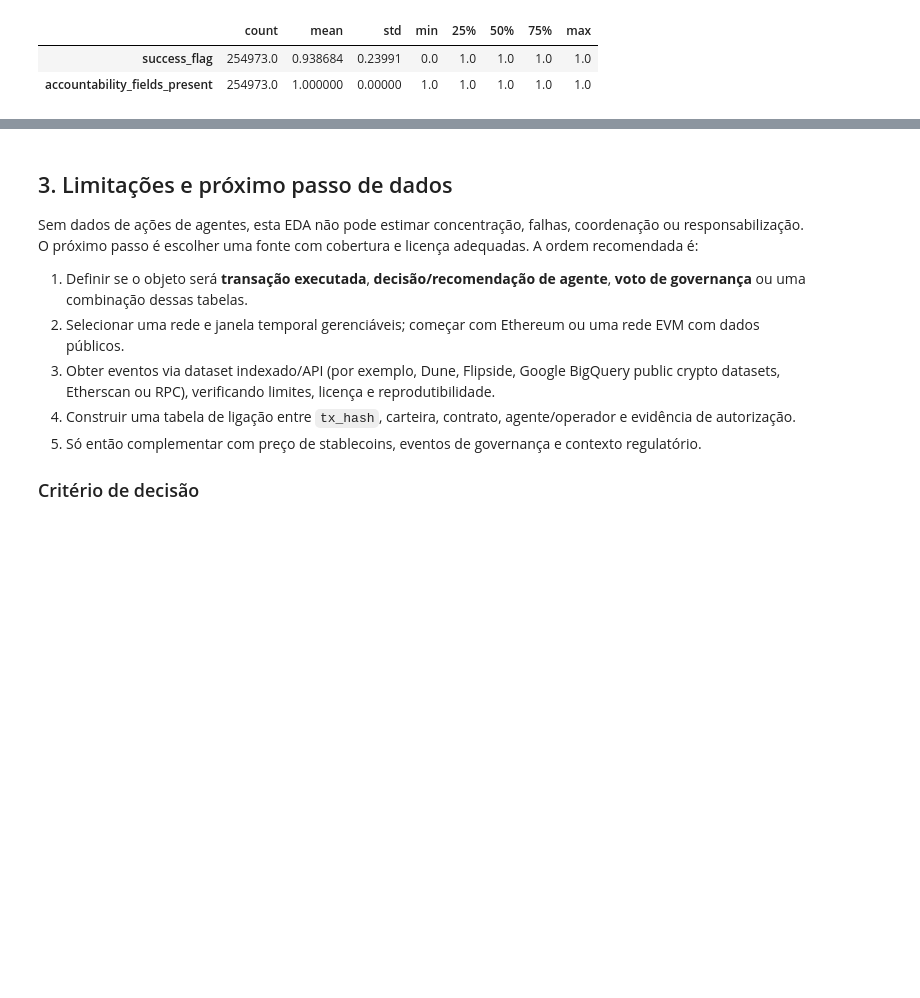
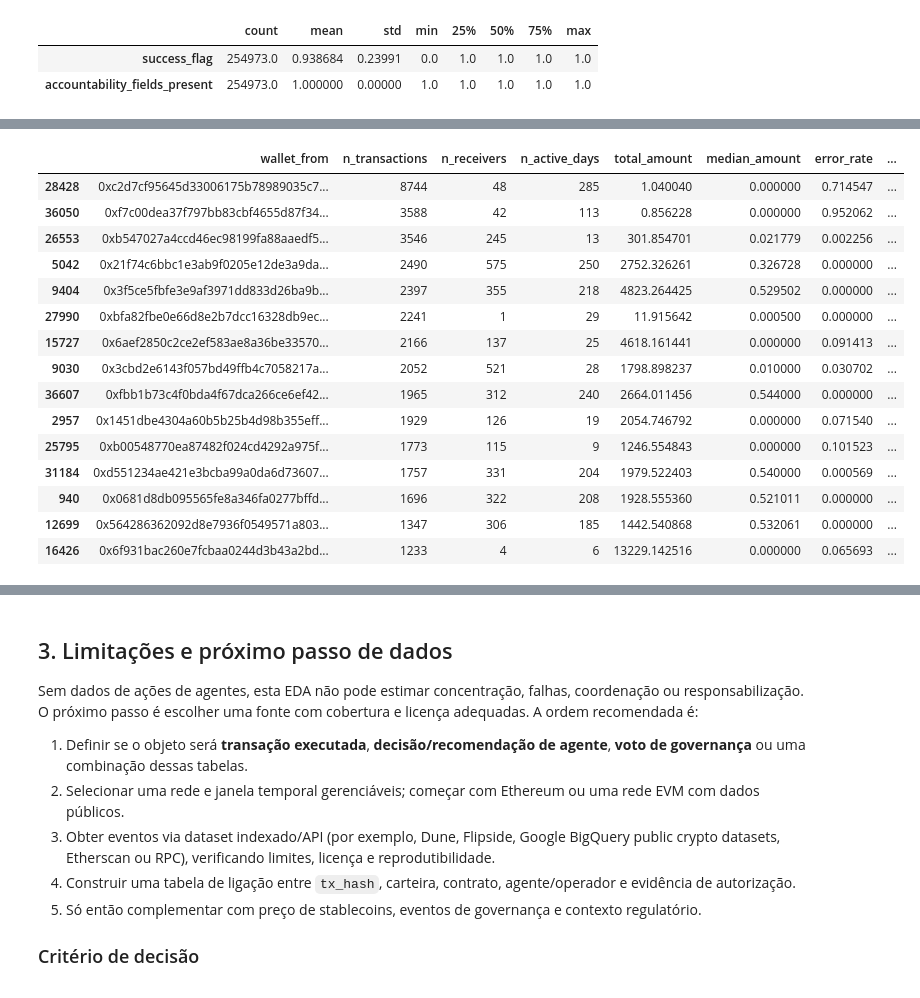
Before and after one commit to gustavofelicidade/moedas-digitais-g6, a Jupyter notebook: notebooks/eda-gustavo.ipynb, the cells around one changed output, grey strips where cells are left out. Saved outputs shown, nothing was run; the diff lists cells and outputs as text; code cells hidden in the pictures; blank space fills up the shorter version.

```diff
--- a/notebooks/eda-gustavo.ipynb
+++ b/notebooks/eda-gustavo.ipynb
@@ -373,0 +416,44 @@ else:
+# %%
+# Features agregadas por carteira para análise de comportamento.
+if not df.empty and 'wallet_from' in df.columns:
+    wallet_features = (
+        df.groupby('wallet_from')
+        .agg(
+            n_transactions=('tx_hash', 'count'),
+            n_receivers=('wallet_to', 'nunique'),
+            n_active_days=('date', 'nunique'),
+            total_amount=('amount', 'sum'),
+            median_amount=('amount', 'median'),
+            error_rate=('error_flag', 'mean'),
+            first_seen=('timestamp', 'min'),
+            last_seen=('timestamp', 'max'),
+        )
+        .reset_index()
+    )
+    wallet_features['wallet_key'] = wallet_features['wallet_from'].astype(str).str.lower()
+    if 'wallet_type' in df.columns:
+        wallet_features = wallet_features.merge(
+            df[['wallet_key', 'wallet_type']].drop_duplicates('wallet_key'),
+            on='wallet_key',
+            how='left',
+        )
+    display(wallet_features.sort_values('n_transactions', ascending=False).head(15))
+else:
+    print('Features por carteira indisponíveis sem wallet_from.')
+# %% [output]
+|  | wallet_from | n_transactions | n_receivers | n_active_days | total_amount | median_amount | error_rate | ... |
+| 28428 | 0xc2d7cf95645d33006175b78989035c7... | 8744 | 48 | 285 | 1.040040 | 0.000000 | 0.714547 | ... |
+| 36050 | 0xf7c00dea37f797bb83cbf4655d87f34... | 3588 | 42 | 113 | 0.856228 | 0.000000 | 0.952062 | ... |
+| 26553 | 0xb547027a4ccd46ec98199fa88aaedf5... | 3546 | 245 | 13 | 301.854701 | 0.021779 | 0.002256 | ... |
+| 5042 | 0x21f74c6bbc1e3ab9f0205e12de3a9da... | 2490 | 575 | 250 | 2752.326261 | 0.326728 | 0.000000 | ... |
+| 9404 | 0x3f5ce5fbfe3e9af3971dd833d26ba9b... | 2397 | 355 | 218 | 4823.264425 | 0.529502 | 0.000000 | ... |
+| 27990 | 0xbfa82fbe0e66d8e2b7dcc16328db9ec... | 2241 | 1 | 29 | 11.915642 | 0.000500 | 0.000000 | ... |
+| 15727 | 0x6aef2850c2ce2ef583ae8a36be33570... | 2166 | 137 | 25 | 4618.161441 | 0.000000 | 0.091413 | ... |
+| 9030 | 0x3cbd2e6143f057bd49ffb4c7058217a... | 2052 | 521 | 28 | 1798.898237 | 0.010000 | 0.030702 | ... |
+| 36607 | 0xfbb1b73c4f0bda4f67dca266ce6ef42... | 1965 | 312 | 240 | 2664.011456 | 0.544000 | 0.000000 | ... |
+| 2957 | 0x1451dbe4304a60b5b25b4d98b355eff... | 1929 | 126 | 19 | 2054.746792 | 0.000000 | 0.071540 | ... |
+| 25795 | 0xb00548770ea87482f024cd4292a975f... | 1773 | 115 | 9 | 1246.554843 | 0.000000 | 0.101523 | ... |
+| 31184 | 0xd551234ae421e3bcba99a0da6d73607... | 1757 | 331 | 204 | 1979.522403 | 0.540000 | 0.000569 | ... |
+| 940 | 0x0681d8db095565fe8a346fa0277bffd... | 1696 | 322 | 208 | 1928.555360 | 0.521011 | 0.000000 | ... |
+| 12699 | 0x564286362092d8e7936f0549571a803... | 1347 | 306 | 185 | 1442.540868 | 0.532061 | 0.000000 | ... |
+| 16426 | 0x6f931bac260e7fcbaa0244d3b43a2bd... | 1233 | 4 | 6 | 13229.142516 | 0.000000 | 0.065693 | ... |
```
Also changed, not shown: parts of 3 cells of this notebook, 3 other files.
